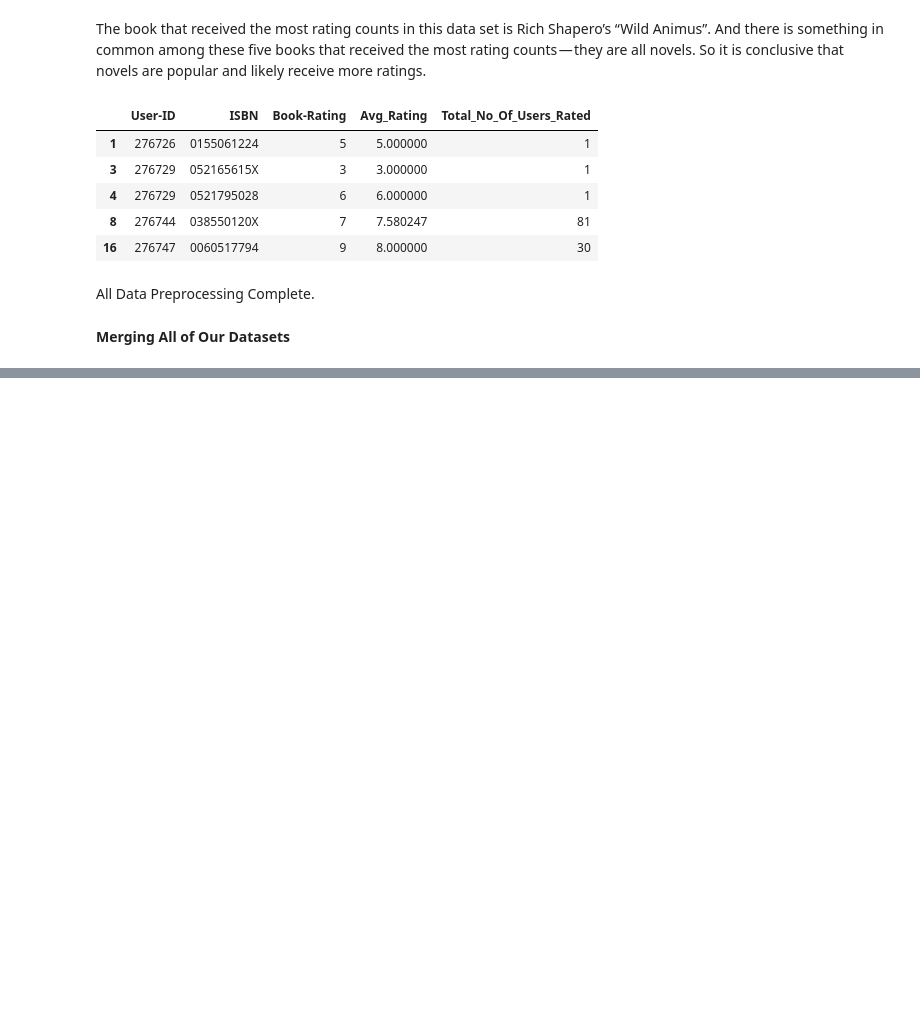
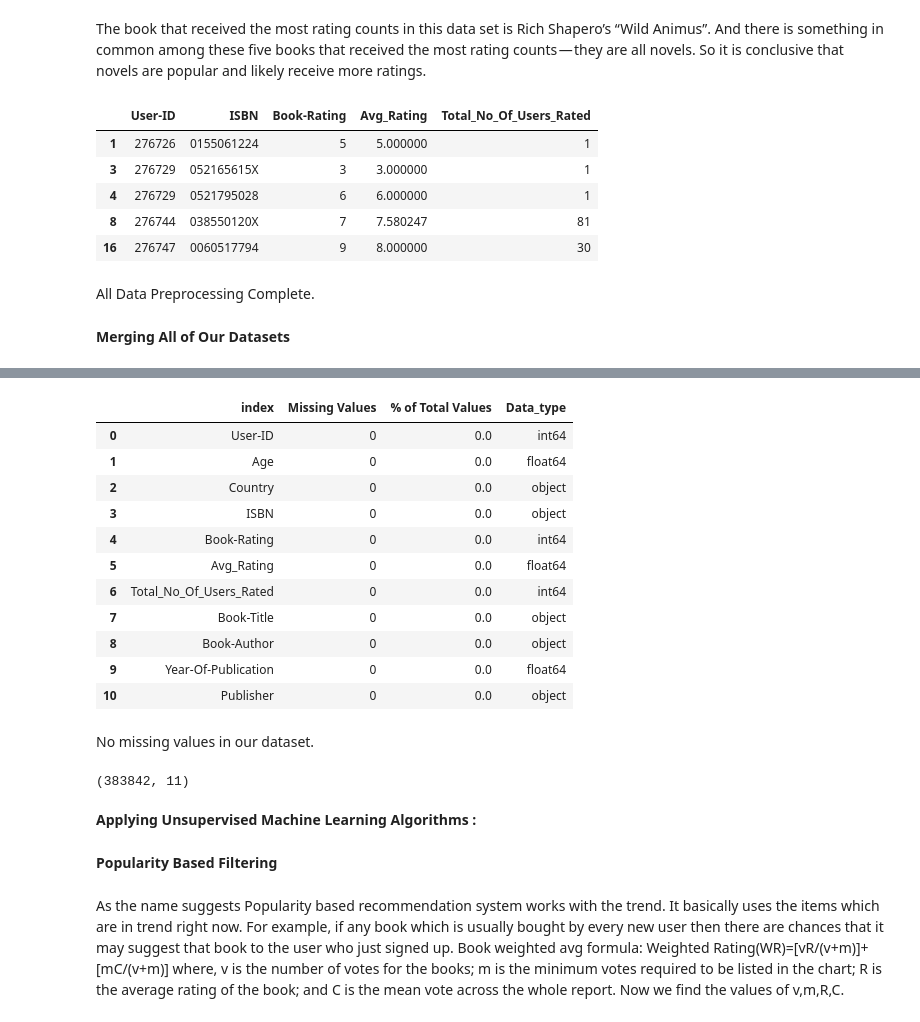
Before and after one commit to himanshu302002/Unsupervised-ML-, a Jupyter notebook: Capstone_Project_on_Unsupervised(ML)_For_Book_Recommendation_System.ipynb, the cells around one changed output, grey strips where cells are left out. Cells and saved outputs as stored; diff of their text form; code cells hidden in the pictures; blank space fills up the shorter version.

```diff
--- a/Capstone_Project_on_Unsupervised(ML)_For_Book_Recommendation_System.ipynb
+++ b/Capstone_Project_on_Unsupervised(ML)_For_Book_Recommendation_System.ipynb
@@ -566,0 +580,35 @@ All Data Preprocessing Complete.
+# %%
+missing_values(Final_Dataset)
+# %% [output]
+|  | index | Missing Values | % of Total Values | Data_type |
+| 0 | User-ID | 0 | 0.0 | int64 |
+| 1 | Age | 0 | 0.0 | float64 |
+| 2 | Country | 0 | 0.0 | object |
+| 3 | ISBN | 0 | 0.0 | object |
+| 4 | Book-Rating | 0 | 0.0 | int64 |
+| 5 | Avg_Rating | 0 | 0.0 | float64 |
+| 6 | Total_No_Of_Users_Rated | 0 | 0.0 | int64 |
+| 7 | Book-Title | 0 | 0.0 | object |
+| 8 | Book-Author | 0 | 0.0 | object |
+| 9 | Year-Of-Publication | 0 | 0.0 | float64 |
+| 10 | Publisher | 0 | 0.0 | object |
+# %% [markdown]
+No missing values in our dataset.
+# %%
+Final_Dataset.shape
+# %% [output]
+(383842, 11)
+# %% [markdown]
+**Applying Unsupervised Machine Learning Algorithms :**
+# %% [markdown]
+**Popularity Based Filtering**
+# %% [markdown]
+As the name suggests Popularity based recommendation system works with the trend. It basically uses the items which are in trend right now. For example, if any book which is usually bought by every new user then there are chances that it may suggest that book to the user who just signed up.
+Book weighted avg formula:
+Weighted Rating(WR)=[vR/(v+m)]+[mC/(v+m)]
+where,
+v is the number of votes for the books;
+m is the minimum votes required to be listed in the chart;
+R is the average rating of the book; and
+C is the mean vote across the whole report.
+Now we find the values of v,m,R,C.
```
Also changed, not shown: parts of 2 cells of this notebook.
